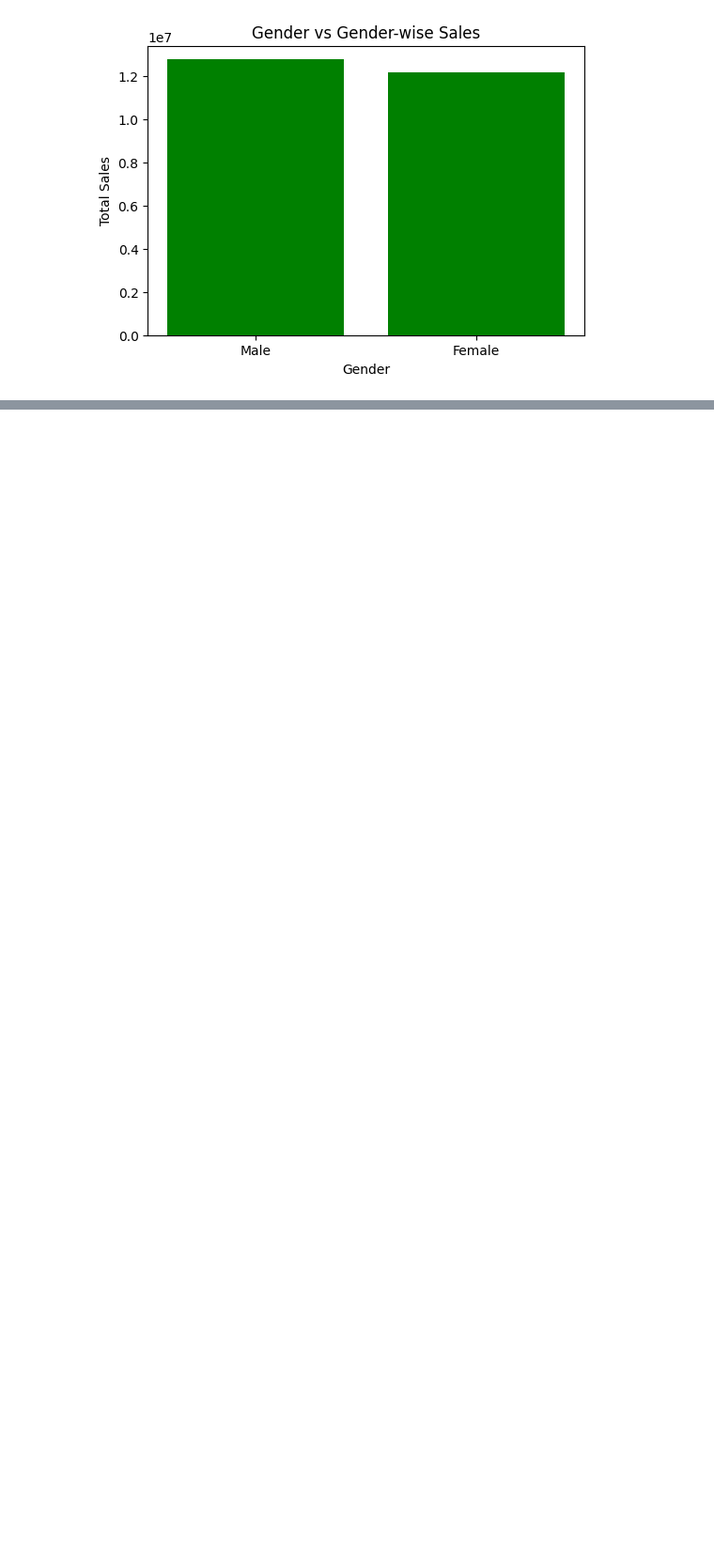
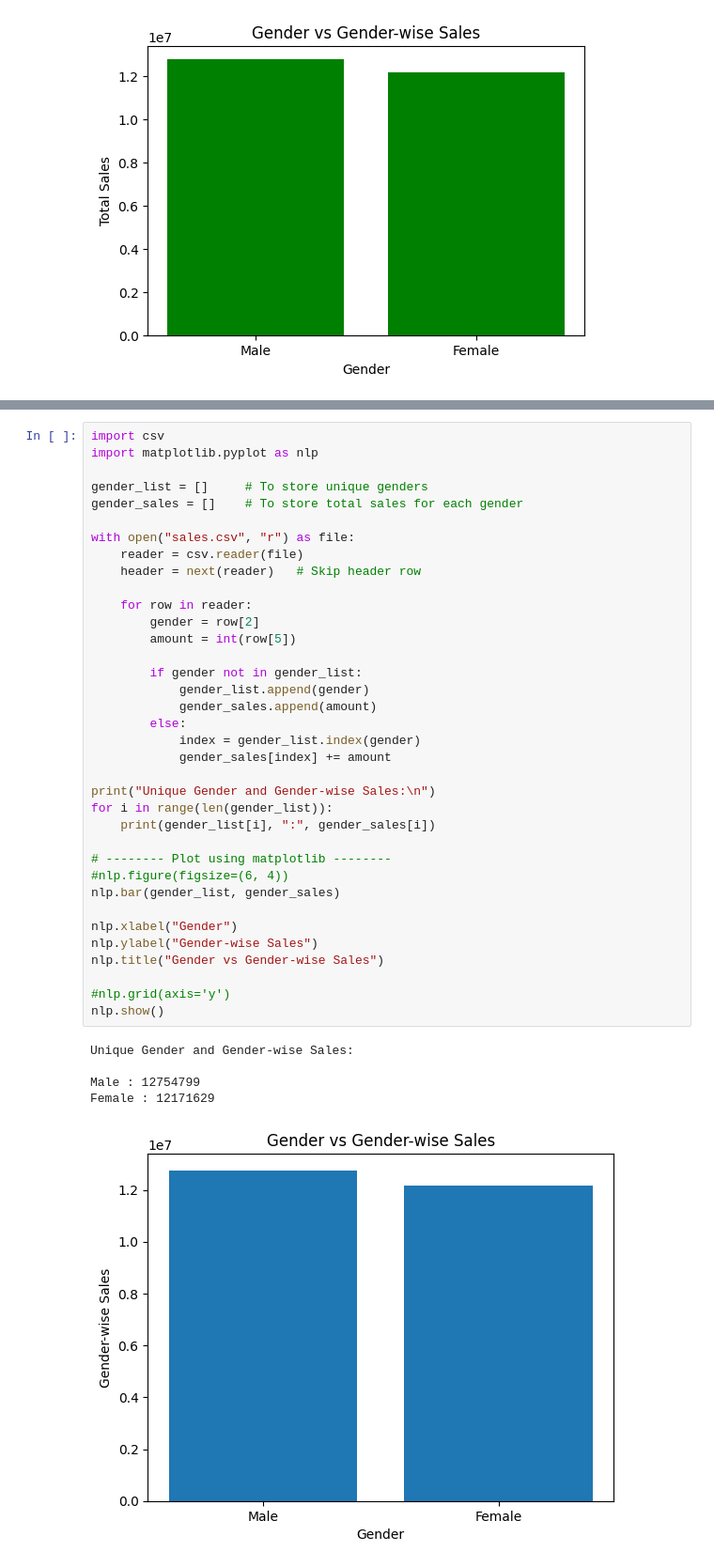
Before and after one commit to alphasinghsingh/Data_Science, a Jupyter notebook: Untitled4.ipynb, the cells around one changed output, grey strips where cells are left out. Shown at 94% size. Saved outputs shown, nothing was run; the diff lists cells and outputs as text; blank space fills up the shorter version.

```diff
--- a/Untitled4.ipynb
+++ b/Untitled4.ipynb
@@ -1926,0 +2399,42 @@ plt.show()
+# %%
+import csv
+import matplotlib.pyplot as nlp
+
+gender_list = []     # To store unique genders
+gender_sales = []    # To store total sales for each gender
+
+with open("sales.csv", "r") as file:
+    reader = csv.reader(file)
+    header = next(reader)   # Skip header row
+
+    for row in reader:
+        gender = row[2]
+        amount = int(row[5])
+
+        if gender not in gender_list:
+            gender_list.append(gender)
+            gender_sales.append(amount)
+        else:
+            index = gender_list.index(gender)
+            gender_sales[index] += amount
+
+print("Unique Gender and Gender-wise Sales:\n")
+for i in range(len(gender_list)):
+    print(gender_list[i], ":", gender_sales[i])
+
+# -------- Plot using matplotlib --------
+#nlp.figure(figsize=(6, 4))
+nlp.bar(gender_list, gender_sales)
+
+nlp.xlabel("Gender")
+nlp.ylabel("Gender-wise Sales")
+nlp.title("Gender vs Gender-wise Sales")
+
+#nlp.grid(axis='y')
+nlp.show()
+# %% [output]
+Unique Gender and Gender-wise Sales:
+
+Male : 12754799
+Female : 12171629
+[figure, added]
```
Also changed, not shown: parts of 20 cells of this notebook.
